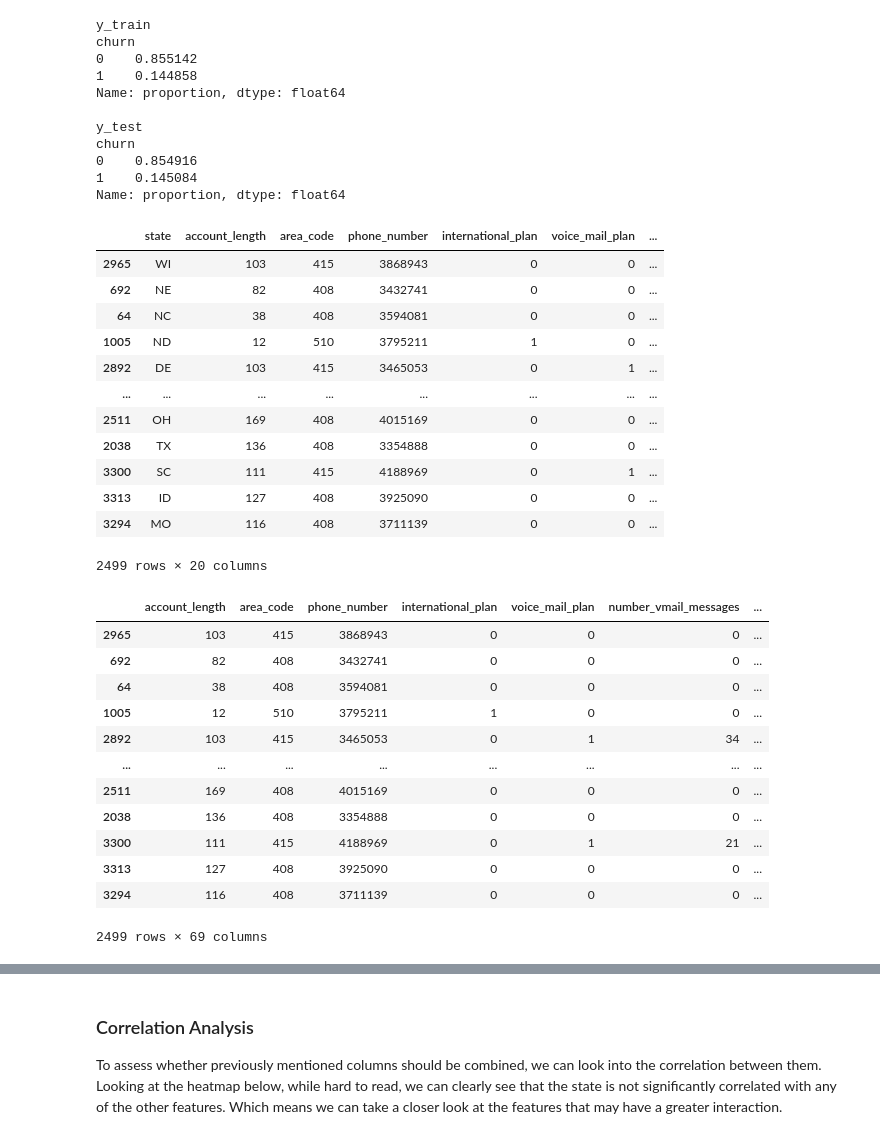
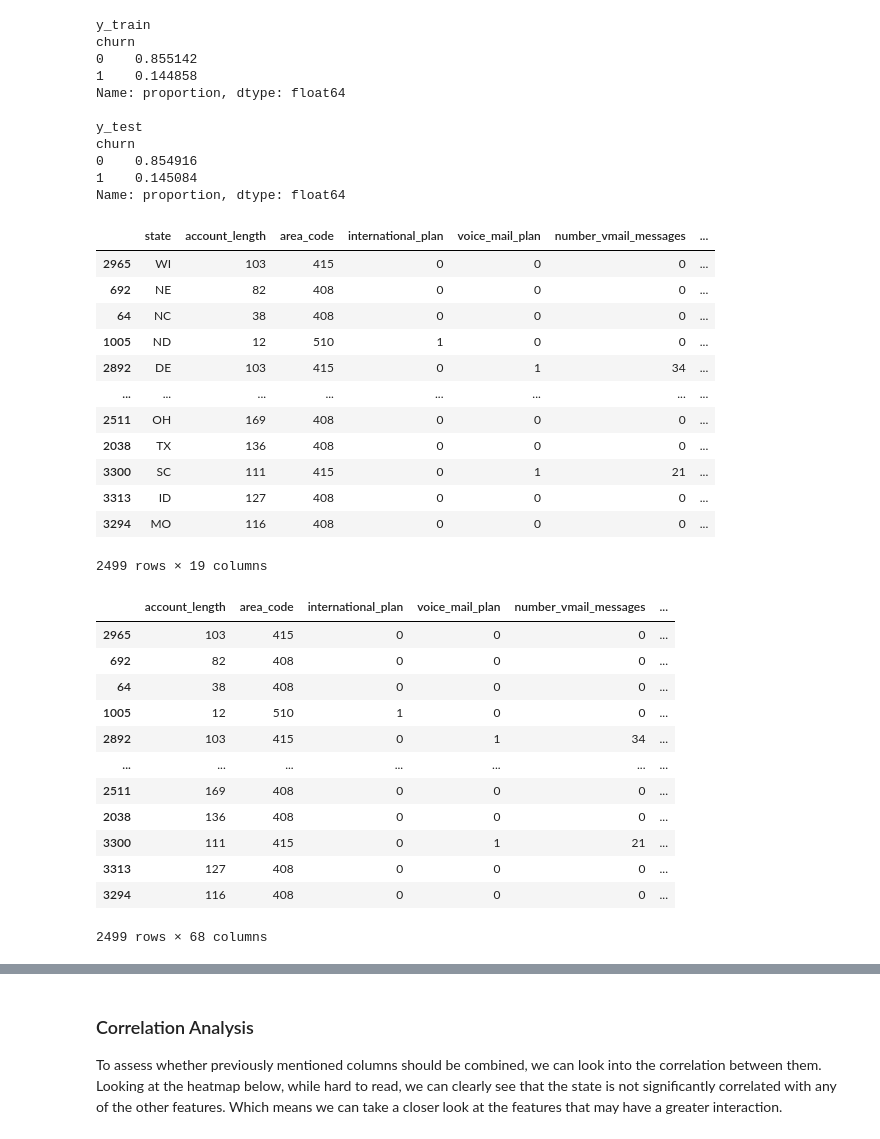
Before and after one commit to erankova/Phase_3_Project, a Jupyter notebook: Phase_3_Project.ipynb, the cells around one changed output, grey strips where cells are left out. Cells and saved outputs as stored; diff of their text form; code cells hidden in the pictures.

```diff
--- a/Phase_3_Project.ipynb
+++ b/Phase_3_Project.ipynb
@@ -115,0 +117,3 @@ df.select_dtypes('object')
+# %%
+print(sum(df.phone_number.value_counts().values>1))
+df.drop('phone_number', axis=1, inplace=True)
@@ -171,33 +256,33 @@ Name: proportion, dtype: float64
 # %%
 def init_processing(X):
     '''
     Initial processing, takes in train and test data.
     '''
     # transfrom y/n columns to 1/0
     X['international_plan'] = X['international_plan'].map({'yes':1,'no':0})
     X['voice_mail_plan'] = X['voice_mail_plan'].map({'yes':1,'no':0})
     # make 'state' uppercase to eliminate inconsitencies
     X['state'] = X['state'].str.upper()
     # turn `phone_number` into int
-    X['phone_number'] = X['phone_number'].str.replace('-','').astype(int)
+    #X['phone_number'] = X['phone_number'].str.replace('-','').astype(int)
     return X
 
 X_train = init_processing(X_train)
 X_train
 # %% [output]
-|  | state | account_length | area_code | phone_number | international_plan | voice_mail_plan | ... |
-| 2965 | WI | 103 | 415 | 3868943 | 0 | 0 | ... |
-| 692 | NE | 82 | 408 | 3432741 | 0 | 0 | ... |
-| 64 | NC | 38 | 408 | 3594081 | 0 | 0 | ... |
-| 1005 | ND | 12 | 510 | 3795211 | 1 | 0 | ... |
-| 2892 | DE | 103 | 415 | 3465053 | 0 | 1 | ... |
+|  | state | account_length | area_code | international_plan | voice_mail_plan | number_vmail_messages | ... |
+| 2965 | WI | 103 | 415 | 0 | 0 | 0 | ... |
+| 692 | NE | 82 | 408 | 0 | 0 | 0 | ... |
+| 64 | NC | 38 | 408 | 0 | 0 | 0 | ... |
+| 1005 | ND | 12 | 510 | 1 | 0 | 0 | ... |
+| 2892 | DE | 103 | 415 | 0 | 1 | 34 | ... |
 | ... | ... | ... | ... | ... | ... | ... | ... |
-| 2511 | OH | 169 | 408 | 4015169 | 0 | 0 | ... |
-| 2038 | TX | 136 | 408 | 3354888 | 0 | 0 | ... |
-| 3300 | SC | 111 | 415 | 4188969 | 0 | 1 | ... |
-| 3313 | ID | 127 | 408 | 3925090 | 0 | 0 | ... |
-| 3294 | MO | 116 | 408 | 3711139 | 0 | 0 | ... |
+| 2511 | OH | 169 | 408 | 0 | 0 | 0 | ... |
+| 2038 | TX | 136 | 408 | 0 | 0 | 0 | ... |
+| 3300 | SC | 111 | 415 | 0 | 1 | 21 | ... |
+| 3313 | ID | 127 | 408 | 0 | 0 | 0 | ... |
+| 3294 | MO | 116 | 408 | 0 | 0 | 0 | ... |
-2499 rows × 20 columns
+2499 rows × 19 columns
 # %%
 # Tranform 'state' column with OneHotEncoder
 
@@ -207,16 +292,16 @@ X_train.drop(columns=['state'],axis=1,inplace=True)
 X_train = pd.concat([X_train,ohe_df],axis=1)
 X_train
 # %% [output]
-|  | account_length | area_code | phone_number | international_plan | voice_mail_plan | number_vmail_messages | ... |
-| 2965 | 103 | 415 | 3868943 | 0 | 0 | 0 | ... |
-| 692 | 82 | 408 | 3432741 | 0 | 0 | 0 | ... |
-| 64 | 38 | 408 | 3594081 | 0 | 0 | 0 | ... |
-| 1005 | 12 | 510 | 3795211 | 1 | 0 | 0 | ... |
-| 2892 | 103 | 415 | 3465053 | 0 | 1 | 34 | ... |
-| ... | ... | ... | ... | ... | ... | ... | ... |
-| 2511 | 169 | 408 | 4015169 | 0 | 0 | 0 | ... |
-| 2038 | 136 | 408 | 3354888 | 0 | 0 | 0 | ... |
-| 3300 | 111 | 415 | 4188969 | 0 | 1 | 21 | ... |
-| 3313 | 127 | 408 | 3925090 | 0 | 0 | 0 | ... |
-| 3294 | 116 | 408 | 3711139 | 0 | 0 | 0 | ... |
+|  | account_length | area_code | international_plan | voice_mail_plan | number_vmail_messages | ... |
+| 2965 | 103 | 415 | 0 | 0 | 0 | ... |
+| 692 | 82 | 408 | 0 | 0 | 0 | ... |
+| 64 | 38 | 408 | 0 | 0 | 0 | ... |
+| 1005 | 12 | 510 | 1 | 0 | 0 | ... |
+| 2892 | 103 | 415 | 0 | 1 | 34 | ... |
+| ... | ... | ... | ... | ... | ... | ... |
+| 2511 | 169 | 408 | 0 | 0 | 0 | ... |
+| 2038 | 136 | 408 | 0 | 0 | 0 | ... |
+| 3300 | 111 | 415 | 0 | 1 | 21 | ... |
+| 3313 | 127 | 408 | 0 | 0 | 0 | ... |
+| 3294 | 116 | 408 | 0 | 0 | 0 | ... |
-2499 rows × 69 columns
+2499 rows × 68 columns
```
Also changed, not shown: parts of 28 cells of this notebook.
